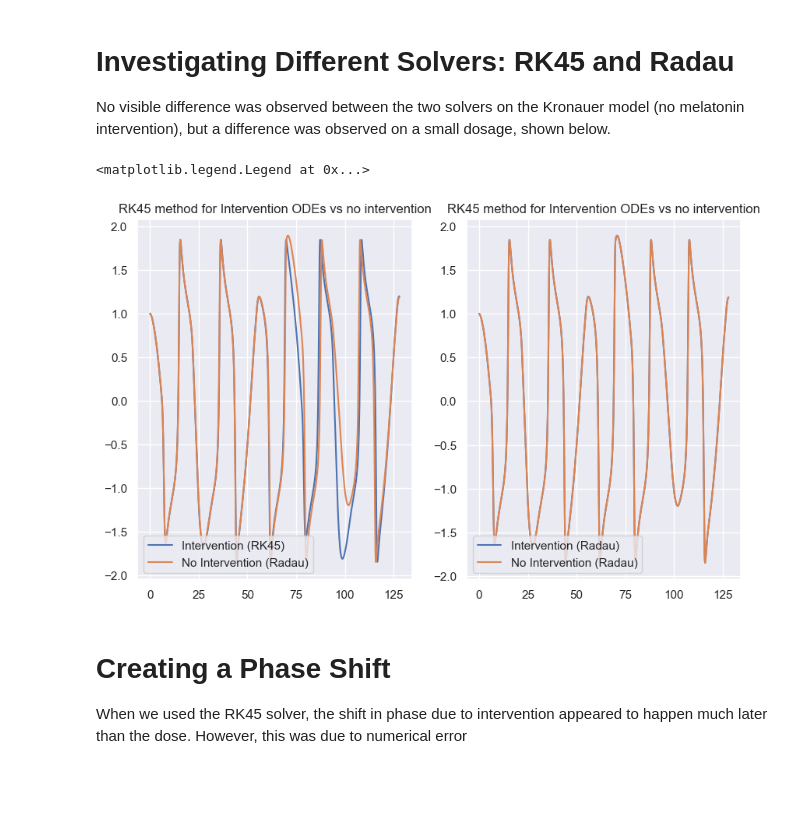
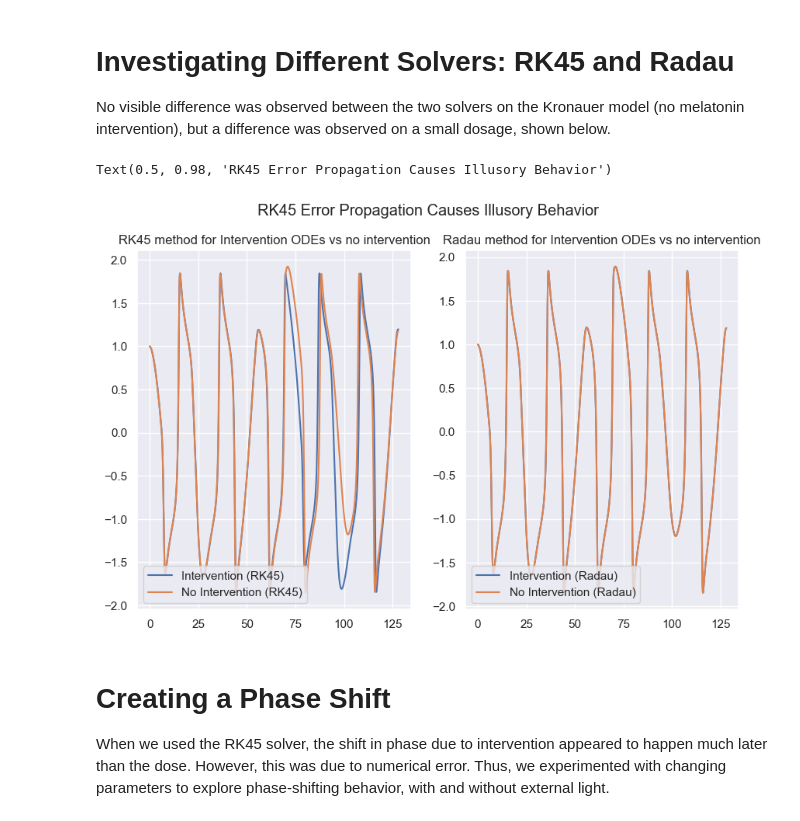
Before and after one commit to richardshizhang/circadian_model, a Jupyter notebook: Final_Project_Code.ipynb, the cells around one changed output. Drawn from its saved outputs; the diff is of its cells as text; code cells hidden in the pictures; blank space fills up the shorter version.

```diff
--- a/Final_Project_Code.ipynb
+++ b/Final_Project_Code.ipynb
@@ -32,10 +32,10 @@ def light_input(t):
 def dose_function(t, dose_times, dose_amount=1.0):
     return sum(dose_amount for t_dose in dose_times if np.isclose(t, t_dose, atol=0.1))
 
-def circadian_melatonin_model(t, y, dose_times):
+def circadian_melatonin_model(t, y, dose_times, light_function, dose=1.0, mu=0.23, beta=0.0075,ka=1.0,ke=0.3,Emax=0.01,EC50 = 1.0):
     G, M, x, y_osc = y
-    D = dose_function(t, dose_times)
-    L_light = light_input(t)
+    D = dose_function(t, dose_times, dose)
+    L_light = light_function(t)
     L_mel = Emax * M / (EC50 + M)
     L_total = L_light + L_mel
     dGdt = D - ka * G
@@ -48,9 +48,9 @@ def circadian_melatonin_model(t, y, dose_times):
 def light_input_dark(t):
     return 0.0
 
-def kronauer_model(t, y):
+def kronauer_model(t, y, light_function, mu=0.23, beta=0.0075):
     x, y_osc = y
-    L_light = light_input(t)
+    L_light = light_function(t)
     L_total = L_light
     dxdt = pi * (y_osc + mu * (x - (4/3)*x**3))
     dydt = pi * (-x + beta * L_total * (1 - x**2) * y_osc)
@@ -74,42 +74,44 @@ dose_times = [20]
 t_span = (0, 128)
 t_eval = np.linspace(*t_span, 1000)
 # Radau
 sol = solve_ivp(circadian_melatonin_model, t_span, y0,
-                args=(dose_times,), t_eval=t_eval, method='Radau',atol=1e-10, rtol=1e-5)
+                args=(dose_times,light_input,), t_eval=t_eval, method='Radau',atol=1e-10, rtol=1e-5)
 # RK45
 solrk = solve_ivp(circadian_melatonin_model, t_span, y0,
-                args=(dose_times,), t_eval=t_eval, method='RK45')
+                args=(dose_times,light_input,), t_eval=t_eval, method='RK45')
 # compare with kronauer model (no melatonin dosage)
 y0k = [1.0,0.0]
 solk = solve_ivp(kronauer_model, t_span, y0k,
-                args=(), t_eval=t_eval, method='Radau',atol=1e-10, rtol=1e-5)
-
+                args=(light_input,), t_eval=t_eval, method='Radau',atol=1e-10, rtol=1e-5)
+solkrk = solve_ivp(kronauer_model, t_span, y0k,
+                args=(light_input,), t_eval=t_eval, method='RK45')
 t = sol.t
 G, M, x, y_osc = sol.y #Radau
 G, M, xrk, yrk_osc = solrk.y #Runge-Kutta
 xk, yk_osc = solk.y #Kronauer
-
+xkrk, ykrk_osc = solkrk.y #Kronauer
 plt.figure(figsize=(10, 6))
 plt.subplot(1, 2, 1)
 #plt.plot(t, x, label='Intervention (Radau)')
 #plt.plot(t, y_osc, label='Coupled Oscillator (intervention)')
 plt.plot(t, xrk, label='Intervention (RK45)')
 #plt.plot(t, yk_osc, label='Coupled Oscillator')
-plt.plot(t, xk, label='No Intervention (Radau)')
+plt.plot(t, xkrk, label='No Intervention (RK45)')
 plt.title('RK45 method for Intervention ODEs vs no intervention')
 plt.legend(loc='lower left')
 
 plt.subplot(1, 2, 2)
 plt.plot(t, x, label='Intervention (Radau)')
 #plt.plot(t, y_osc, label='Coupled Oscillator (intervention)')
 #plt.plot(t, xrk, label='Intervention (RK45)')
 #plt.plot(t, yk_osc, label='Coupled Oscillator')
 plt.plot(t, xk, label='No Intervention (Radau)')
-plt.title('RK45 method for Intervention ODEs vs no intervention')
+plt.title('Radau method for Intervention ODEs vs no intervention')
 plt.legend(loc='lower left')
+plt.suptitle('RK45 Error Propagation Causes Illusory Behavior')
 # %% [output]
-<matplotlib.legend.Legend at 0x...>
+Text(0.5, 0.98, 'RK45 Error Propagation Causes Illusory Behavior')
-[figure, old version]
+[figure, new version]
 # %% [markdown]
 # Creating a Phase Shift
-When we used the RK45 solver, the shift in phase due to intervention appeared to happen much later than the dose. However, this was due to numerical error
+When we used the RK45 solver, the shift in phase due to intervention appeared to happen much later than the dose. However, this was due to numerical error. Thus, we experimented with changing parameters to explore phase-shifting behavior, with and without external light.
```
Also changed, not shown: parts of 5 cells of this notebook.
